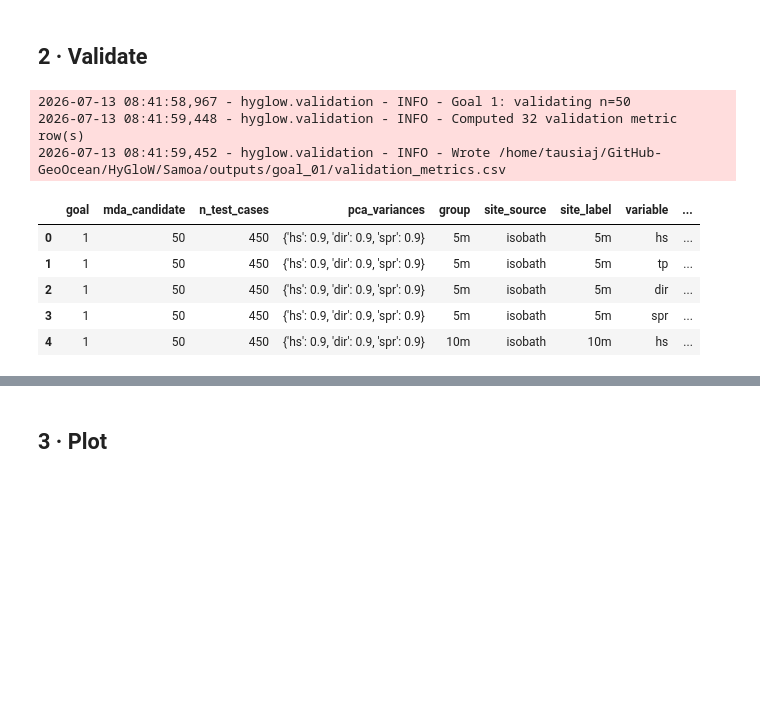
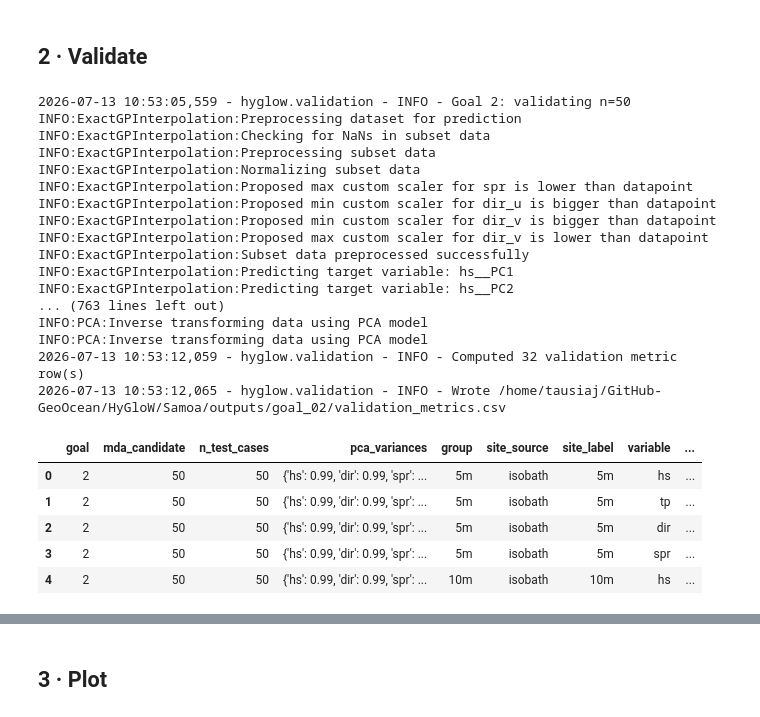
Before and after one commit to GeoOcean/HyGloW, a Jupyter notebook: Samoa/06_Validate_Metamodel.ipynb, the cells around one changed output, grey strips where cells are left out. Drawn from its saved outputs; the diff is of its cells as text; code cells hidden in the pictures; blank space fills up the shorter version.

```diff
--- a/Samoa/06_Validate_Metamodel.ipynb
+++ b/Samoa/06_Validate_Metamodel.ipynb
@@ -66,18 +51,32 @@ If this is originated by using few times, please check 'nan_threshold_to_drop' p
 ## 2 · Validate
 # %%
 # Metrics for every MDA size → outputs/goal_01/validation_metrics.csv
-metrics = val.sweep(1)
+metrics = val.sweep(2)
 metrics.head()
 # %% [output]
-2026-07-13 08:41:58,967 - hyglow.validation - INFO - Goal 1: validating n=50
-2026-07-13 08:41:59,448 - hyglow.validation - INFO - Computed 32 validation metric row(s)
-2026-07-13 08:41:59,452 - hyglow.validation - INFO - Wrote /home/tausiaj/GitHub-GeoOcean/HyGloW/Samoa/outputs/goal_01/validation_metrics.csv
+2026-07-13 10:53:05,559 - hyglow.validation - INFO - Goal 2: validating n=50
+INFO:ExactGPInterpolation:Preprocessing dataset for prediction
+INFO:ExactGPInterpolation:Checking for NaNs in subset data
+INFO:ExactGPInterpolation:Preprocessing subset data
+INFO:ExactGPInterpolation:Normalizing subset data
+INFO:ExactGPInterpolation:Proposed max custom scaler for spr is lower than datapoint
+INFO:ExactGPInterpolation:Proposed min custom scaler for dir_u is bigger than datapoint
+INFO:ExactGPInterpolation:Proposed min custom scaler for dir_v is bigger than datapoint
+INFO:ExactGPInterpolation:Proposed max custom scaler for dir_v is lower than datapoint
+INFO:ExactGPInterpolation:Subset data preprocessed successfully
+INFO:ExactGPInterpolation:Predicting target variable: hs__PC1
+INFO:ExactGPInterpolation:Predicting target variable: hs__PC2
+... (763 lines left out)
+INFO:PCA:Inverse transforming data using PCA model
+INFO:PCA:Inverse transforming data using PCA model
+2026-07-13 10:53:12,059 - hyglow.validation - INFO - Computed 32 validation metric row(s)
+2026-07-13 10:53:12,065 - hyglow.validation - INFO - Wrote /home/tausiaj/GitHub-GeoOcean/HyGloW/Samoa/outputs/goal_02/validation_metrics.csv
 |  | goal | mda_candidate | n_test_cases | pca_variances | group | site_source | site_label | variable | ... |
-| 0 | 1 | 50 | 450 | {'hs': 0.9, 'dir': 0.9, 'spr': 0.9} | 5m | isobath | 5m | hs | ... |
-| 1 | 1 | 50 | 450 | {'hs': 0.9, 'dir': 0.9, 'spr': 0.9} | 5m | isobath | 5m | tp | ... |
-| 2 | 1 | 50 | 450 | {'hs': 0.9, 'dir': 0.9, 'spr': 0.9} | 5m | isobath | 5m | dir | ... |
-| 3 | 1 | 50 | 450 | {'hs': 0.9, 'dir': 0.9, 'spr': 0.9} | 5m | isobath | 5m | spr | ... |
-| 4 | 1 | 50 | 450 | {'hs': 0.9, 'dir': 0.9, 'spr': 0.9} | 10m | isobath | 10m | hs | ... |
+| 0 | 2 | 50 | 50 | {'hs': 0.99, 'dir': 0.99, 'spr': ... | 5m | isobath | 5m | hs | ... |
+| 1 | 2 | 50 | 50 | {'hs': 0.99, 'dir': 0.99, 'spr': ... | 5m | isobath | 5m | tp | ... |
+| 2 | 2 | 50 | 50 | {'hs': 0.99, 'dir': 0.99, 'spr': ... | 5m | isobath | 5m | dir | ... |
+| 3 | 2 | 50 | 50 | {'hs': 0.99, 'dir': 0.99, 'spr': ... | 5m | isobath | 5m | spr | ... |
+| 4 | 2 | 50 | 50 | {'hs': 0.99, 'dir': 0.99, 'spr': ... | 10m | isobath | 10m | hs | ... |
 # %%
 val.plot_sweep(metrics, by="bulk")
 plt.show()
```
Also changed, not shown: parts of 5 cells of this notebook, 10 other files.
